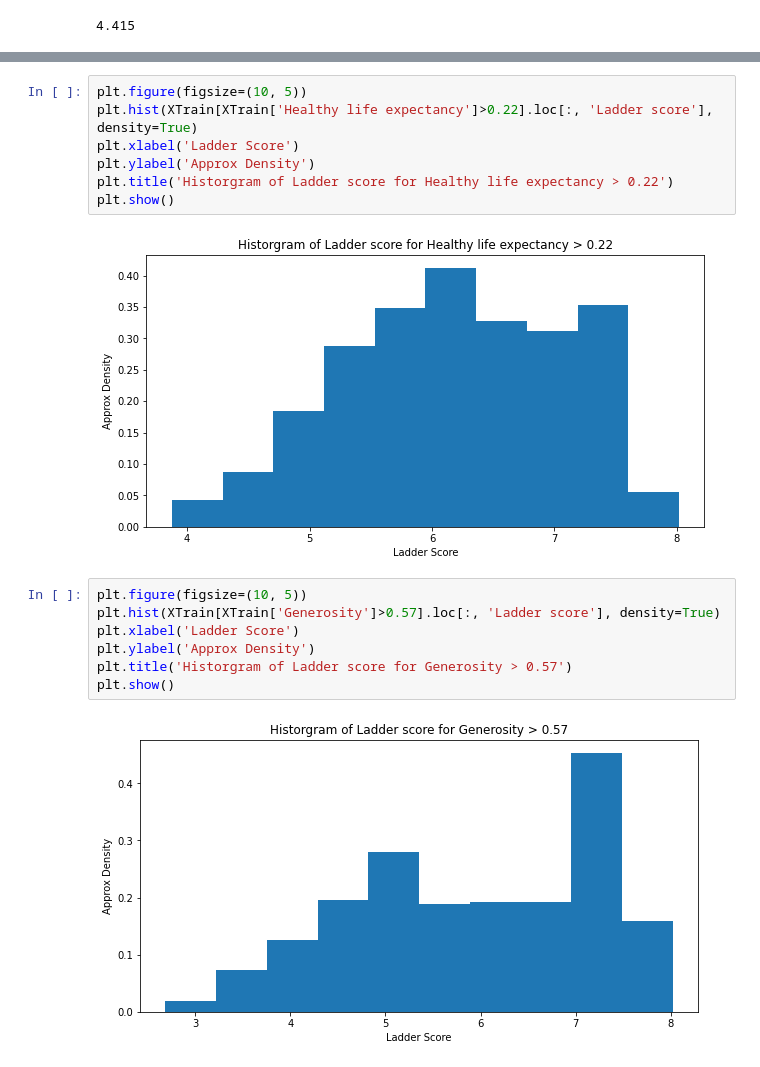
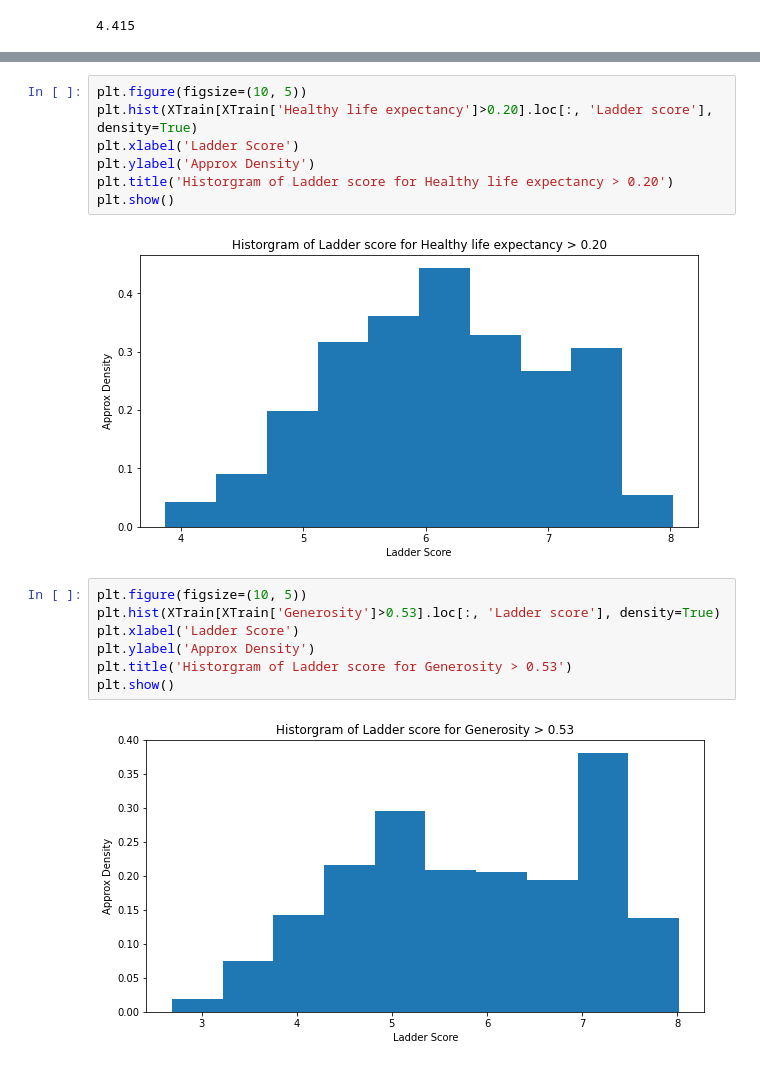
Before and after one commit to k-girish/world-happiness, a Jupyter notebook: notebooks/predict_happiness.ipynb, the cells around one changed output, grey strips where cells are left out. Drawn from its saved outputs; the diff is of its cells as text.

```diff
--- a/notebooks/predict_happiness.ipynb
+++ b/notebooks/predict_happiness.ipynb
@@ -321,18 +279,18 @@ exp.show_in_notebook(show_table=True)
 # %%
 plt.figure(figsize=(10, 5))
-plt.hist(XTrain[XTrain['Healthy life expectancy']>0.22].loc[:, 'Ladder score'], density=True)
+plt.hist(XTrain[XTrain['Healthy life expectancy']>0.20].loc[:, 'Ladder score'], density=True)
 plt.xlabel('Ladder Score')
 plt.ylabel('Approx Density')
-plt.title('Historgram of Ladder score for Healthy life expectancy > 0.22')
+plt.title('Historgram of Ladder score for Healthy life expectancy > 0.20')
 plt.show()
 # %% [output]
-[figure, old version]
+[figure, new version]
 # %%
 plt.figure(figsize=(10, 5))
-plt.hist(XTrain[XTrain['Generosity']>0.57].loc[:, 'Ladder score'], density=True)
+plt.hist(XTrain[XTrain['Generosity']>0.53].loc[:, 'Ladder score'], density=True)
 plt.xlabel('Ladder Score')
 plt.ylabel('Approx Density')
-plt.title('Historgram of Ladder score for Generosity > 0.57')
+plt.title('Historgram of Ladder score for Generosity > 0.53')
 plt.show()
 # %% [output]
-[figure, old version]
+[figure, new version]
```
Also changed, not shown: parts of 19 cells of this notebook, 11 other files.
